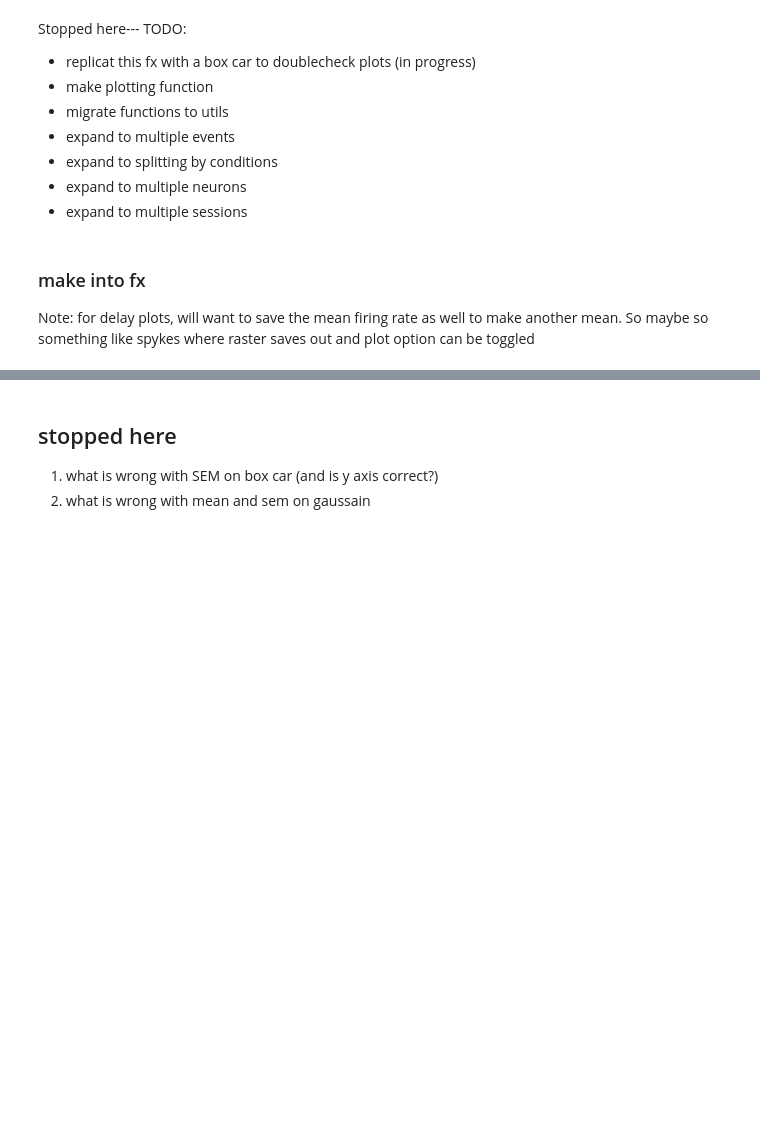
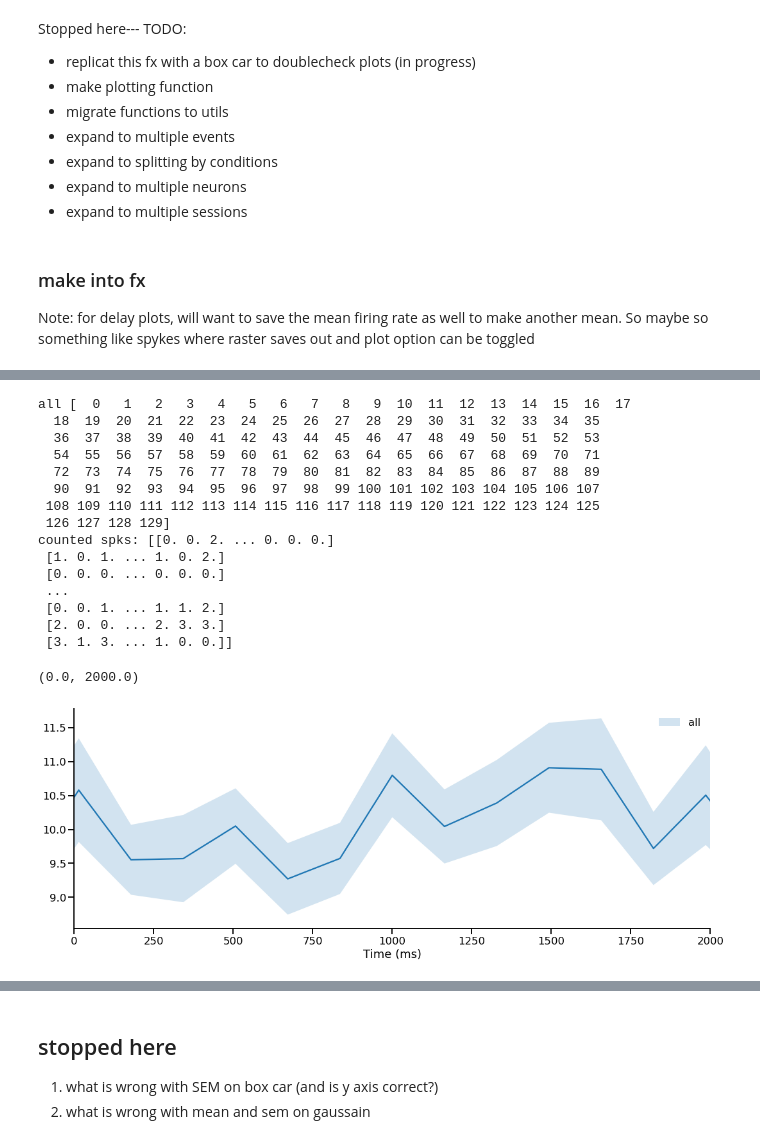
Before and after one commit to Brody-Lab/jbreda_PWM_mPFC_analysis, a Jupyter notebook: event_centering.ipynb, the cells around one changed output, grey strips where cells are left out. Cells and saved outputs as stored; diff of their text form; code cells hidden in the pictures; blank space fills up the shorter version.

Commit message:
plotting bugs fixed, next up to make plot fx

```diff
--- a/event_centering.ipynb
+++ b/event_centering.ipynb
@@ -168,0 +96,4 @@ all
+# %%
+beh_df_2s = beh_df[(beh_df['delay'] == 2)] # & (beh_df['first_sound'] != 'psycho')]
+
+beh_df_2s
@@ -168,0 +114,3 @@ all
+# %%
+n=1
+event='delay2s'
@@ -168,0 +133,45 @@ all
+# %%
+fig, ax = plt.subplots(figsize = (15, 6))
+b = PSTH_boxcar(sess_aligned[n], align_windows, 'delay2s', beh_df_2s, bin_size=0.150)
+
+PSTH =b
+
+for cond_id in PSTH['mean'].keys():
+    ax.plot(PSTH['time'][0], PSTH['mean'][cond_id])
+    ax.fill_between(PSTH['time'][0], PSTH['mean'][cond_id] - PSTH['sem'][cond_id],
+                    PSTH['mean'][cond_id] + PSTH['sem'][cond_id], alpha = 0.2,label = cond_id )
+
+# aestetics
+# plt.axvspan(0,400, alpha = 0.2, color = 'grey')
+# plt.axvspan(0,0.000001, color = 'black')
+ax.set(xlabel = "Time (ms)")
+plt.legend(frameon=False)
+sns.despine()
+plt.tight_layout()
+plt.xlim(0,2000)
+
+# scale = 0.1
+# y_min = (1.0 - scale) * np.nanmin([np.min(PSTH['mean'][psth_idx])
+#             for psth_idx in PSTH['data'].keys()])
+# y_max = (1.0 + scale) * np.nanmax([np.max(PSTH['mean'][psth_idx])
+#             for psth_idx in PSTH['data'].keys()])
+
+# ax.set_ylim([y_min, y_max])
+# %% [output]
+all [  0   1   2   3   4   5   6   7   8   9  10  11  12  13  14  15  16  17
+  18  19  20  21  22  23  24  25  26  27  28  29  30  31  32  33  34  35
+  36  37  38  39  40  41  42  43  44  45  46  47  48  49  50  51  52  53
+  54  55  56  57  58  59  60  61  62  63  64  65  66  67  68  69  70  71
+  72  73  74  75  76  77  78  79  80  81  82  83  84  85  86  87  88  89
+  90  91  92  93  94  95  96  97  98  99 100 101 102 103 104 105 106 107
+ 108 109 110 111 112 113 114 115 116 117 118 119 120 121 122 123 124 125
+ 126 127 128 129]
+counted spks: [[0. 0. 2. ... 0. 0. 0.]
+ [1. 0. 1. ... 1. 0. 2.]
+ [0. 0. 0. ... 0. 0. 0.]
+ ...
+ [0. 0. 1. ... 1. 1. 2.]
+ [2. 0. 0. ... 2. 3. 3.]
+ [3. 1. 3. ... 1. 0. 0.]]
+(0.0, 2000.0)
+[figure, added]
```
Also changed, not shown: parts of 9 cells of this notebook, 1 other file.
